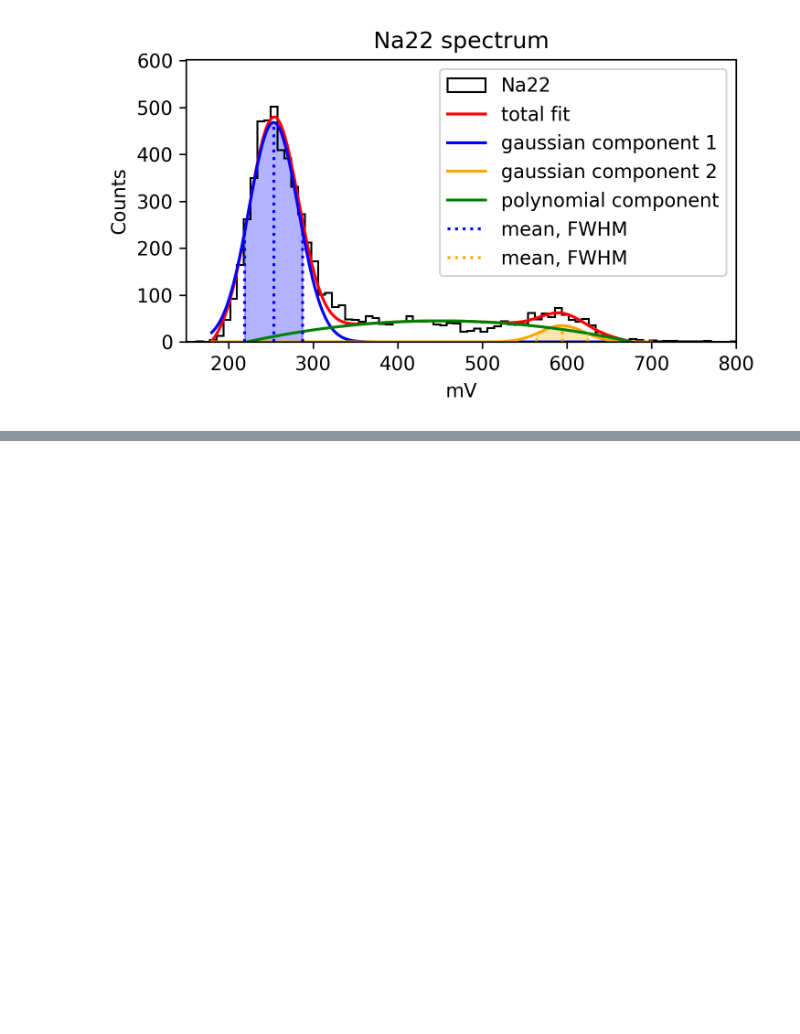
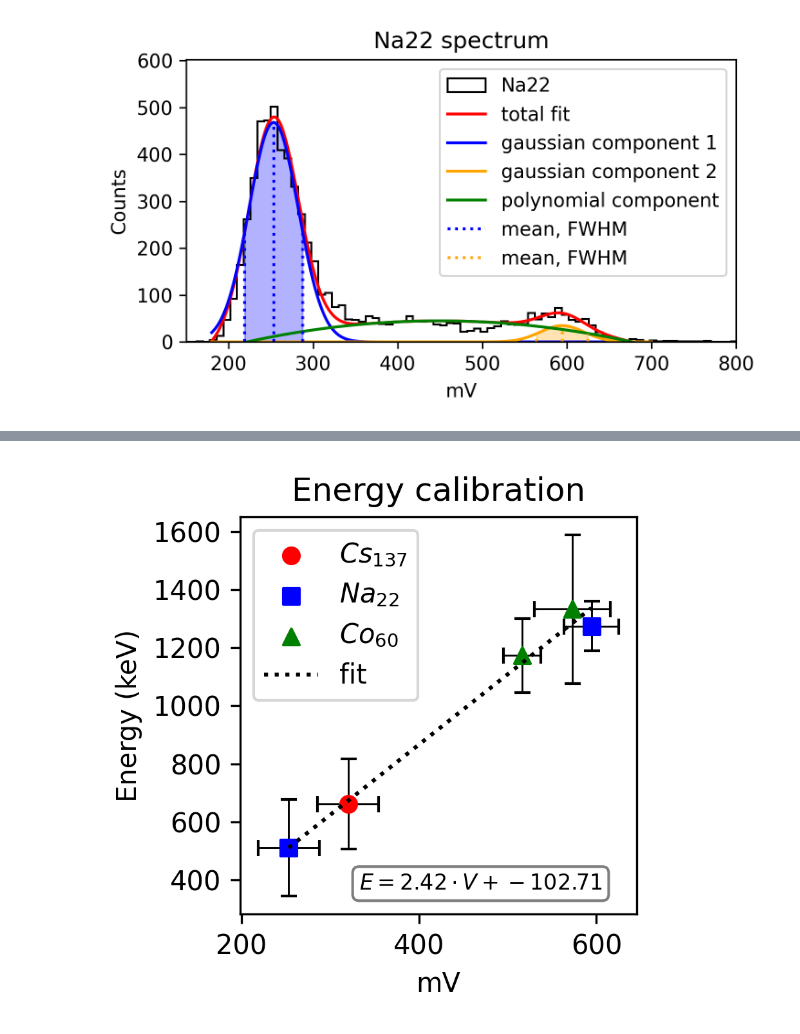
Before and after one commit to ficnawode/msc-python-analysis, a Jupyter notebook: analysis/pmt_spectroscopy_plots.ipynb, the cells around one changed output, grey strips where cells are left out. Saved outputs shown, nothing was run; the diff lists cells and outputs as text; code cells hidden in the pictures; blank space fills up the shorter version.

```diff
--- a/analysis/pmt_spectroscopy_plots.ipynb
+++ b/analysis/pmt_spectroscopy_plots.ipynb
@@ -214,0 +234,63 @@ param 8: 2445.24
+# %%
+fig, ax = plt.subplots(1,1,figsize=(3,3))
+
+Cs137_peak1_energy_keV = 661.7
+Na22_peak1_energy_keV = 511
+Na22_peak2_energy_keV = 1274.5
+Co60_peak1_energy_keV = 1173.2
+Co60_peak2_energy_keV = 1332.5
+
+#plot the energy calibration
+# fit a line to the data
+def linear_func(x, a, b):
+    return a * x + b
+x_data = np.array([Cs137_peak1_mean, Na22_peak1_mean, Na22_peak2_mean, Co60_peak1_mean, Co60_peak2_mean])
+y_data = np.array([Cs137_peak1_energy_keV, Na22_peak1_energy_keV, Na22_peak2_energy_keV, Co60_peak1_energy_keV, Co60_peak2_energy_keV])
+popt, pcov = curve_fit(linear_func, x_data, y_data)
+x_fit = np.linspace(np.min(x_data), np.max(x_data), 1000)
+y_fit = linear_func(x_fit, *popt)
+mV_to_energy_A = popt[0]
+mV_to_energy_B = popt[1]
+def mV_to_keV(mV):
+    return mV_to_energy_A * mV + mV_to_energy_B
+def keV_to_mV(keV):
+    return (keV - mV_to_energy_B) / mV_to_energy_A
+
+# scatter the cesium as red circles
+yerr= Cs137_peak1_energy_keV - mV_to_keV(Cs137_peak1_mean - Cs137_peak1_fwhm)
+ax.errorbar(Cs137_peak1_mean, Cs137_peak1_energy_keV, xerr=Cs137_peak1_fwhm/2, yerr=yerr, fmt='none', color='black', capsize=3, elinewidth=0.7)
+ax.scatter(Cs137_peak1_mean, Cs137_peak1_energy_keV, color='red', label=r'$Cs_{137}$', marker='o', zorder=2)
+# scatter the sodium as blue squared
+yerr = Na22_peak1_energy_keV - mV_to_keV(Na22_peak1_mean - Na22_peak1_fwhm)
+ax.errorbar(Na22_peak1_mean, Na22_peak1_energy_keV, xerr=Na22_peak1_fwhm/2, yerr=yerr, fmt='none', color='black', capsize=3, elinewidth=0.7)
+ax.scatter(Na22_peak1_mean, Na22_peak1_energy_keV, color='blue', label=r'$Na_{22}$', marker='s', zorder=2)
+
+yerr = Na22_peak2_energy_keV - mV_to_keV(Na22_peak2_mean - Na22_peak2_fwhm)
+ax.errorbar(Na22_peak2_mean, Na22_peak2_energy_keV, xerr=Na22_peak2_fwhm/2, yerr=yerr, fmt='none', color='black', capsize=3, elinewidth=0.7)
+ax.scatter(Na22_peak2_mean, Na22_peak2_energy_keV, color='blue', marker='s', zorder=2)
+# scatter the cobalt as green triangles
+yerr = Co60_peak1_energy_keV - mV_to_keV(Co60_peak1_mean - Co60_peak1_fwhm)
+ax.errorbar(Co60_peak1_mean, Co60_peak1_energy_keV, xerr=Co60_peak1_fwhm/2, yerr=yerr, fmt='none', color='black', capsize=3, elinewidth=0.7)
+ax.scatter(Co60_peak1_mean, Co60_peak1_energy_keV, color='green', label=r'$Co_{60}$', marker='^', zorder=2)
+yerr = Co60_peak2_energy_keV - mV_to_keV(Co60_peak2_mean - Co60_peak2_fwhm)
+ax.errorbar(Co60_peak2_mean, Co60_peak2_energy_keV, xerr=Co60_peak2_fwhm/2, yerr=yerr, fmt='none', color='black', capsize=3, elinewidth=0.7)
+ax.scatter(Co60_peak2_mean, Co60_peak2_energy_keV, color='green', marker='^', zorder=2)
+
+ax.plot(x_fit, y_fit, color='black', label='fit', linestyle='dotted')
+
+# display the fit parameters as a latex equation in the plot on the lower right corner
+fit_params = rf'$E = {popt[0]:.2f} \cdot V + {popt[1]:.2f}$'
+ax.text(0.3, 0.05, fit_params, transform=ax.transAxes, fontsize=8,
+        verticalalignment='bottom', bbox=dict(boxstyle='round', facecolor='white', alpha=0.5))
+
+
+ax.set_xlabel('mV')
+ax.set_ylabel('Energy (keV)')
+ax.set_title('Energy calibration')
+ax.legend()
+
+if SAVE_FIGS:
+    plt.savefig('plots/pmt_spectroscopy/long_exposure/E_calibration.png', dpi=300)
+plt.show()
+# %% [output]
+[figure, added]
```
Also changed, not shown: parts of 4 cells of this notebook, 18 other files.
